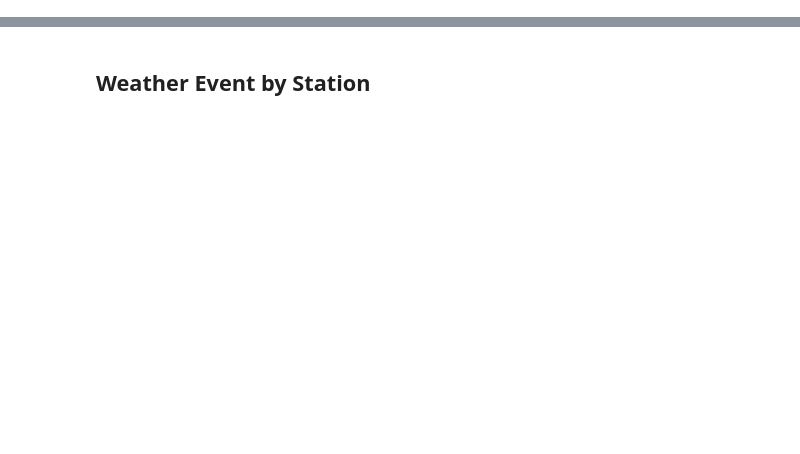
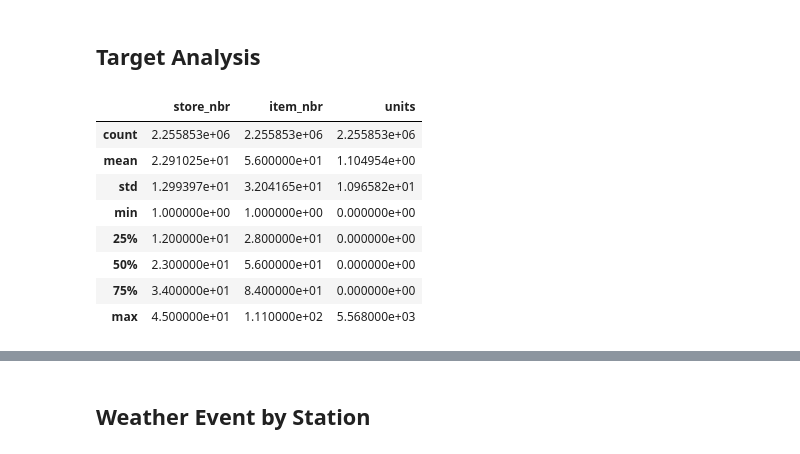
Before and after one commit to youngjo89/project1, a Jupyter notebook: code/preprocessing_devj.ipynb, the cells around one changed output, grey strips where cells are left out. Cells and saved outputs as stored; diff of their text form; code cells hidden in the pictures; blank space fills up the shorter version.

```diff
--- a/code/preprocessing_devj.ipynb
+++ b/code/preprocessing_devj.ipynb
@@ -13,3 +15,5 @@ weather = pd.read_csv('../data/weather.csv')
 key = pd.read_csv('../data/key.csv')
 test = pd.read_csv('../data/test.csv')
 sample = pd.read_csv('../data/sampleSubmission.csv')
+# %% [markdown]
+## Target Analysis
@@ -15,0 +23,12 @@ sample = pd.read_csv('../data/sampleSubmission.csv')
+# %%
+train_df.describe()
+# %% [output]
+|  | store_nbr | item_nbr | units |
+| count | 2.255853e+06 | 2.255853e+06 | 2.255853e+06 |
+| mean | 2.291025e+01 | 5.600000e+01 | 1.104954e+00 |
+| std | 1.299397e+01 | 3.204165e+01 | 1.096582e+01 |
+| min | 1.000000e+00 | 1.000000e+00 | 0.000000e+00 |
+| 25% | 1.200000e+01 | 2.800000e+01 | 0.000000e+00 |
+| 50% | 2.300000e+01 | 5.600000e+01 | 0.000000e+00 |
+| 75% | 3.400000e+01 | 8.400000e+01 | 0.000000e+00 |
+| max | 4.500000e+01 | 1.110000e+02 | 5.568000e+03 |
```
Also changed, not shown: parts of 74 cells of this notebook, 4 other files.
